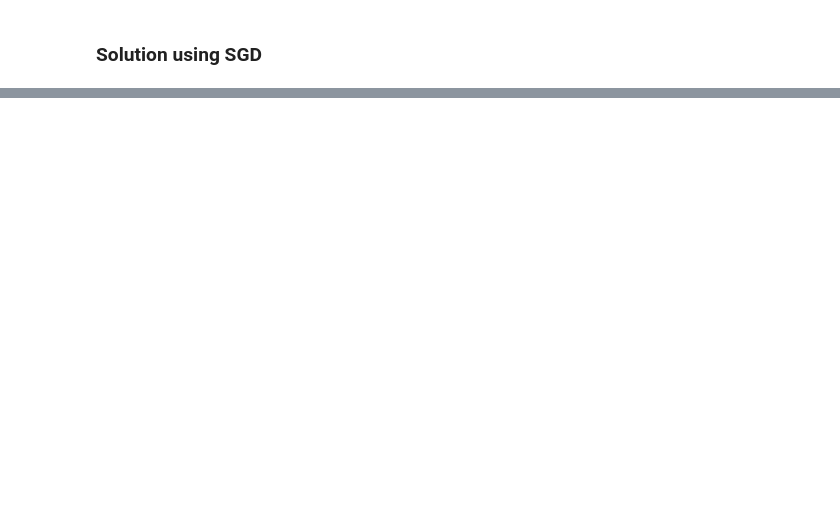
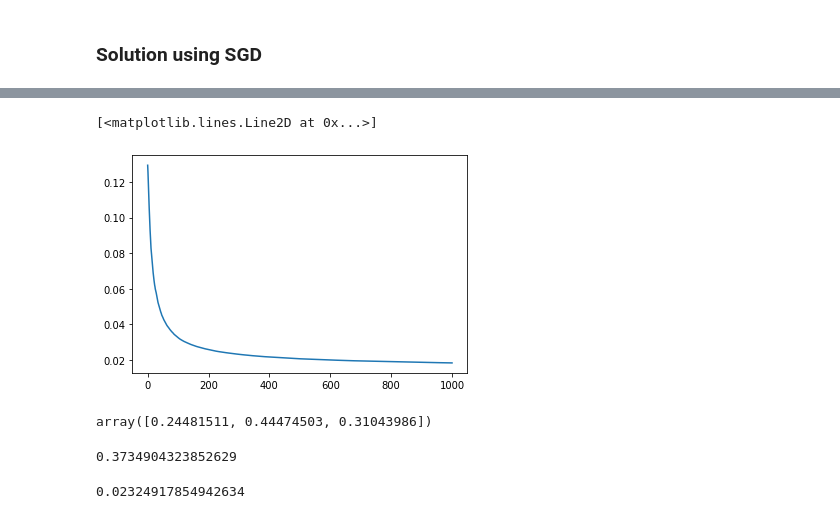
Before and after one commit to Vishwajit-hegde/Utility-Based-Shortfall-Risk, a Jupyter notebook: Markowitz Experiments.ipynb, the cells around one changed output, grey strips where cells are left out. Saved outputs shown, nothing was run; the diff lists cells and outputs as text; code cells hidden in the pictures; blank space fills up the shorter version.

```diff
--- a/Markowitz Experiments.ipynb
+++ b/Markowitz Experiments.ipynb
@@ -150,7 +267,0 @@ plt.plot(np.abs(np.mean(np.array(SRs),axis=0)-sr_star)**2)
-# %%
-Theta_Errors = []
-for j in range(100):
-    theta_error = []
-    for i in range(len(Thetas[j])):
-        theta_error.append(np.sum((Thetas[j][i]-theta_star)**2))
-    Theta_Errors.append(theta_error)
@@ -165,0 +268,12 @@ array([0.46780491, 0.18078589, 0.3514092 ])
+# %%
+Theta_Errors = []
+for j in range(100):
+    theta_error = []
+    for i in range(len(Thetas2[j])):
+        theta_error.append(np.sum((Thetas2[j][i]-theta_star)**2))
+    Theta_Errors.append(theta_error)
+
+plt.plot(np.mean(np.array(Theta_Errors),axis=0))
+# %% [output]
+[<matplotlib.lines.Line2D at 0x...>]
+[figure, added]
@@ -165,0 +286,12 @@ array([0.46780491, 0.18078589, 0.3514092 ])
+# %%
+np.mean(np.array(Thetas2)[:,-1,:],axis=0)
+# %% [output]
+array([0.24481511, 0.44474503, 0.31043986])
+# %%
+np.mean(SRs2,axis=0)[-1]
+# %% [output]
+0.3734904323852629
+# %%
+np.std(np.array(Theta_Errors),axis=0)[-1]
+# %% [output]
+0.02324917854942634
```
Also changed, not shown: parts of 27 cells of this notebook.
